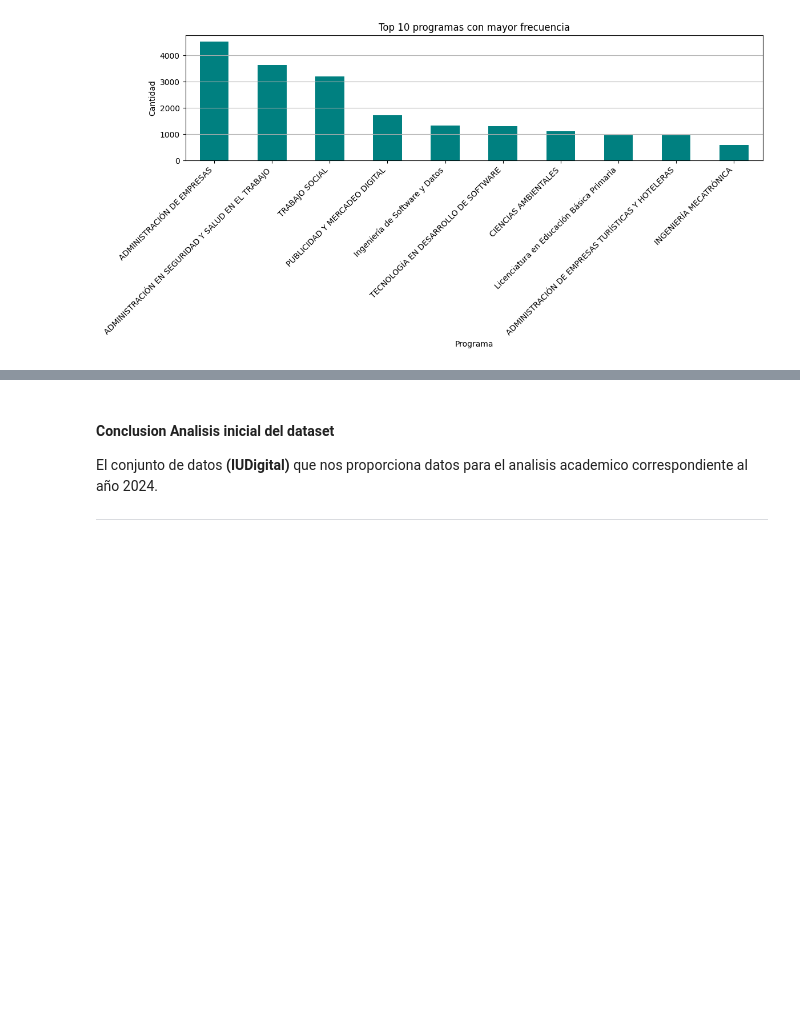
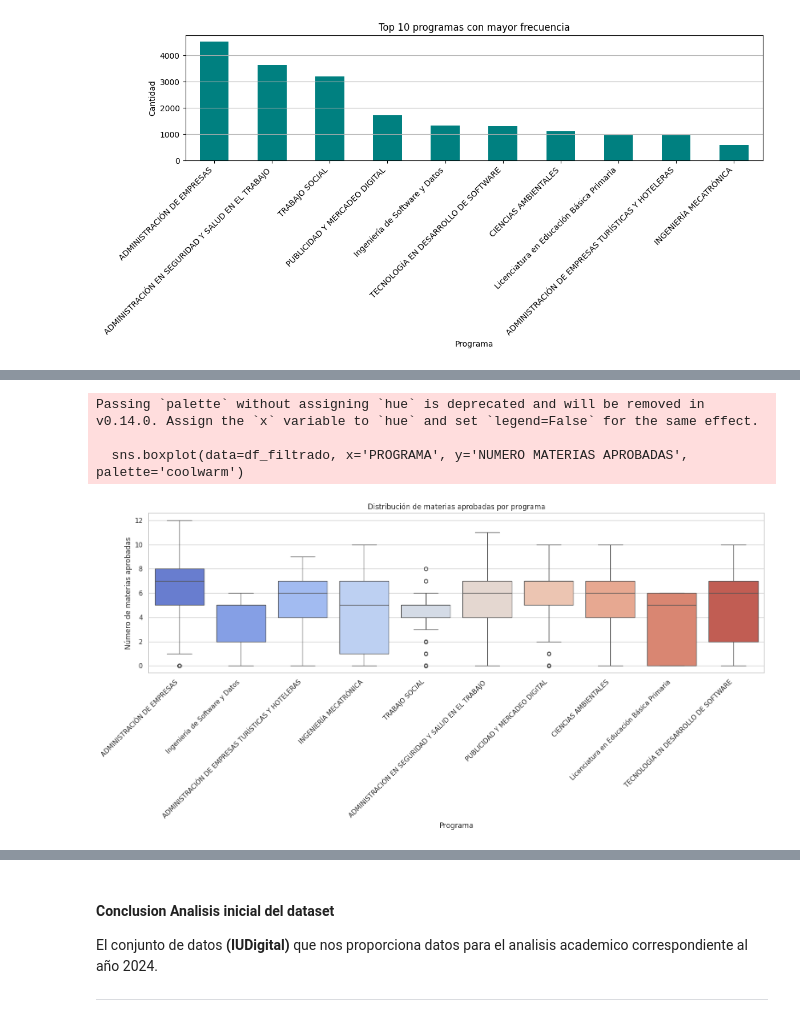
Before and after one commit to samforedev/Proyecto-ElectivaDatos, a Jupyter notebook: final_project.ipynb, the cells around one changed output, grey strips where cells are left out. Saved outputs shown, nothing was run; the diff lists cells and outputs as text; code cells hidden in the pictures; blank space fills up the shorter version.

```diff
--- a/final_project.ipynb
+++ b/final_project.ipynb
@@ -182,0 +246,18 @@ plt.show()
+# %%
+
+top_programas = df_1['PROGRAMA'].value_counts().nlargest(10).index
+df_filtrado = df_1[df_1['PROGRAMA'].isin(top_programas)]
+
+plt.figure(figsize=(16, 8))
+sns.boxplot(data=df_filtrado, x='PROGRAMA', y='NUMERO MATERIAS APROBADAS', palette='coolwarm')
+plt.xticks(rotation=45, ha='right')
+plt.title('Distribución de materias aprobadas por programa')
+plt.xlabel('Programa')
+plt.ylabel('Número de materias aprobadas')
+plt.tight_layout()
+plt.show()
+# %% [output]
+Passing `palette` without assigning `hue` is deprecated and will be removed in v0.14.0. Assign the `x` variable to `hue` and set `legend=False` for the same effect.
+
+  sns.boxplot(data=df_filtrado, x='PROGRAMA', y='NUMERO MATERIAS APROBADAS', palette='coolwarm')
+[figure, added]
```
Also changed, not shown: parts of 23 cells of this notebook.
